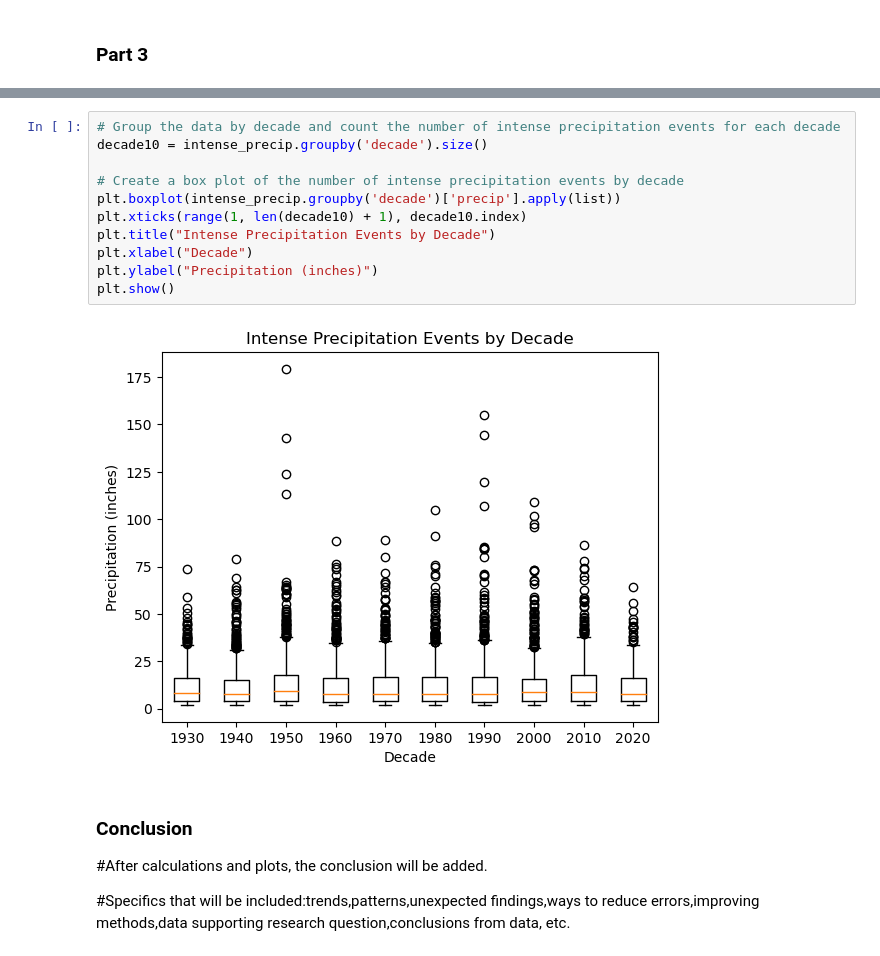
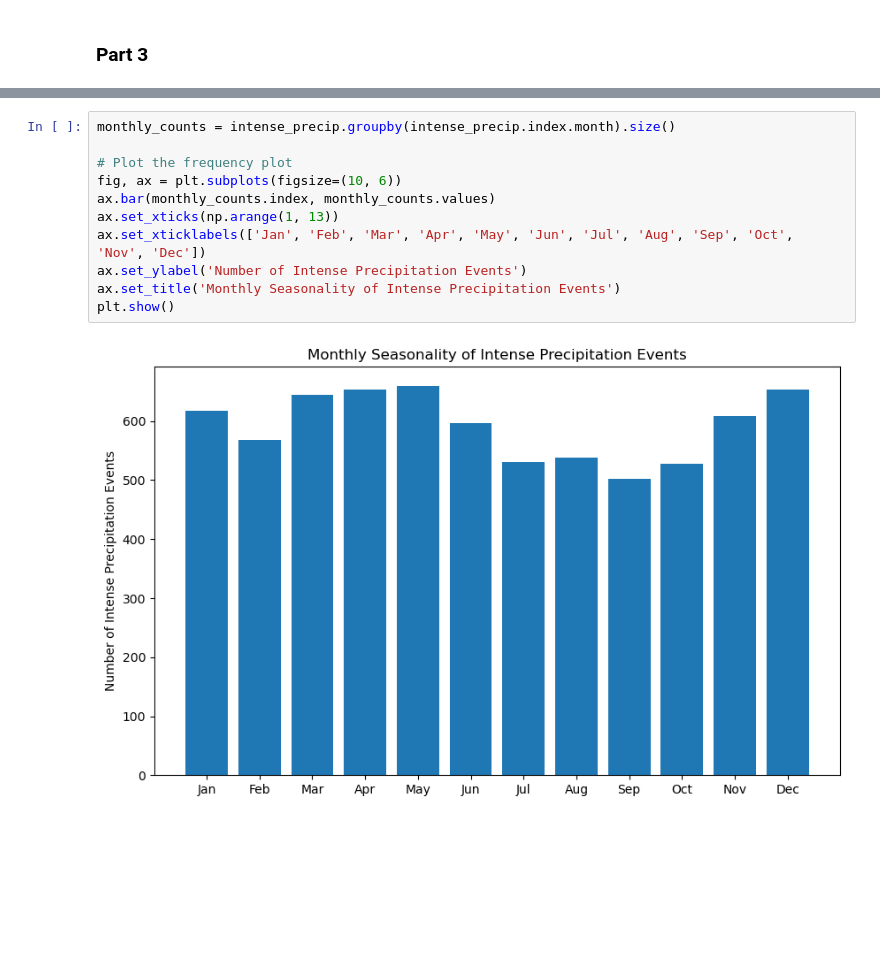
Before and after one commit to kb1190/kushbasnet, a Jupyter notebook: ESCI 796.02_Class Project.ipynb, the cells around one changed output, grey strips where cells are left out. Saved outputs shown, nothing was run; the diff lists cells and outputs as text; blank space fills up the shorter version.

```diff
--- a/ESCI 796.02_Class Project.ipynb
+++ b/ESCI 796.02_Class Project.ipynb
@@ -137,19 +180,13 @@ plt.show()
-# %%
-# Group the data by decade and count the number of intense precipitation events for each decade
-decade10 = intense_precip.groupby('decade').size()
-
-# Create a box plot of the number of intense precipitation events by decade
-plt.boxplot(intense_precip.groupby('decade')['precip'].apply(list))
-plt.xticks(range(1, len(decade10) + 1), decade10.index)
-plt.title("Intense Precipitation Events by Decade")
-plt.xlabel("Decade")
-plt.ylabel("Precipitation (inches)")
-plt.show()
-# %% [output]
-[figure, removed]
-# %% [markdown]
-### Conclusion
-
-#After calculations and plots, the conclusion will be added.
-
-#Specifics that will be included:trends,patterns,unexpected findings,ways to reduce errors,improving methods,data supporting research question,conclusions from data, etc.
+# %%
+monthly_counts = intense_precip.groupby(intense_precip.index.month).size()
+
+# Plot the frequency plot
+fig, ax = plt.subplots(figsize=(10, 6))
+ax.bar(monthly_counts.index, monthly_counts.values)
+ax.set_xticks(np.arange(1, 13))
+ax.set_xticklabels(['Jan', 'Feb', 'Mar', 'Apr', 'May', 'Jun', 'Jul', 'Aug', 'Sep', 'Oct', 'Nov', 'Dec'])
+ax.set_ylabel('Number of Intense Precipitation Events')
+ax.set_title('Monthly Seasonality of Intense Precipitation Events')
+plt.show()
+# %% [output]
+[figure, added]
```
Also changed, not shown: parts of 14 cells of this notebook.
